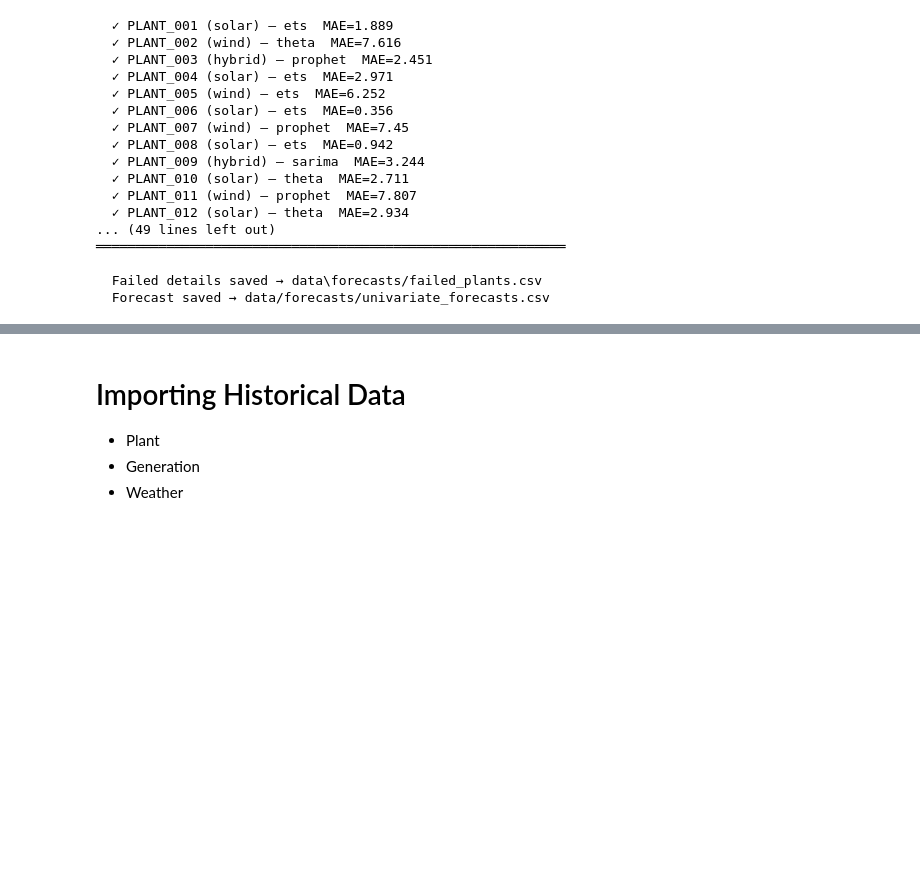
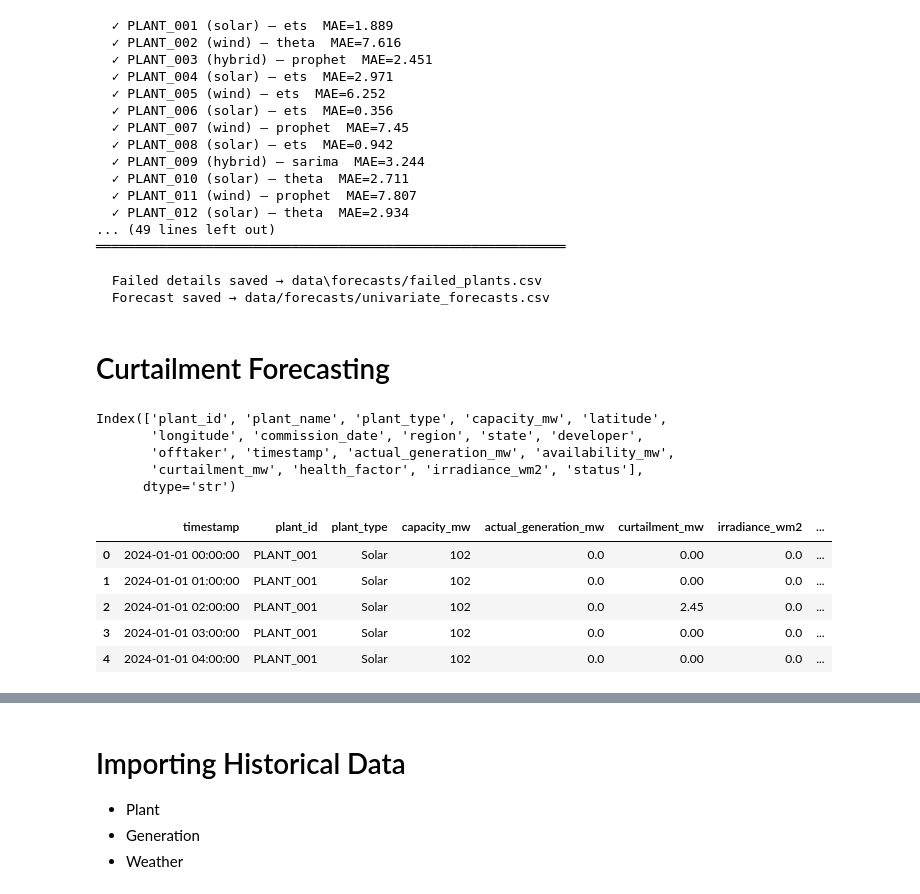
Before and after one commit to Shuchismita2000/Pravaah, a Jupyter notebook: notebook.ipynb, the cells around one changed output, grey strips where cells are left out. Saved outputs shown, nothing was run; the diff lists cells and outputs as text; code cells hidden in the pictures; blank space fills up the shorter version.

```diff
--- a/notebook.ipynb
+++ b/notebook.ipynb
@@ -100,3 +88,42 @@ forecast_df = run_univariate_fleet(
 
   Failed details saved → data\forecasts/failed_plants.csv
   Forecast saved → data/forecasts/univariate_forecasts.csv
+# %% [markdown]
+# Curtailment Forecasting
+# %%
+merged_df.columns
+# %% [output]
+Index(['plant_id', 'plant_name', 'plant_type', 'capacity_mw', 'latitude',
+       'longitude', 'commission_date', 'region', 'state', 'developer',
+       'offtaker', 'timestamp', 'actual_generation_mw', 'availability_mw',
+       'curtailment_mw', 'health_factor', 'irradiance_wm2', 'status'],
+      dtype='str')
+# %%
+from src.curtailment import run_curtailment_fleet, apply_curtailment_correction
+
+
+# ── Prepare the single input dataframe ───────────────────────────────
+hist = merged_df[['timestamp', 'plant_id', 'plant_type', "capacity_mw",'actual_generation_mw','curtailment_mw', 'irradiance_wm2']].copy()
+hist["is_forecast_row"] = 0
+hist["forecast_mw"]     = hist["actual_generation_mw"]
+
+fc = pd.read_csv(r"D:\Portfolio Github\Pravaah\data\forecasts\univariate_forecasts.csv", parse_dates=["timestamp"])
+fc.drop(columns=['lower_90', 'upper_90', 'model'], inplace=True)
+fc = fc.merge(
+    plant[["plant_id", "plant_type", "capacity_mw"]],
+    on="plant_id", how="left",
+)
+fc["is_forecast_row"]      = 1
+fc["curtailment_mw"]       = 0.0
+fc["actual_generation_mw"] = fc["forecast_mw"]
+fc[ 'irradiance_wm2']  = 0.0            # unknown for future hours
+
+curtailment_input_df = pd.concat([hist, fc], ignore_index=True)
+curtailment_input_df.head()
+# %% [output]
+|  | timestamp | plant_id | plant_type | capacity_mw | actual_generation_mw | curtailment_mw | irradiance_wm2 | ... |
+| 0 | 2024-01-01 00:00:00 | PLANT_001 | Solar | 102 | 0.0 | 0.00 | 0.0 | ... |
+| 1 | 2024-01-01 01:00:00 | PLANT_001 | Solar | 102 | 0.0 | 0.00 | 0.0 | ... |
+| 2 | 2024-01-01 02:00:00 | PLANT_001 | Solar | 102 | 0.0 | 2.45 | 0.0 | ... |
+| 3 | 2024-01-01 03:00:00 | PLANT_001 | Solar | 102 | 0.0 | 0.00 | 0.0 | ... |
+| 4 | 2024-01-01 04:00:00 | PLANT_001 | Solar | 102 | 0.0 | 0.00 | 0.0 | ... |
```
Also changed, not shown: parts of 17 cells of this notebook, 3 other files.
